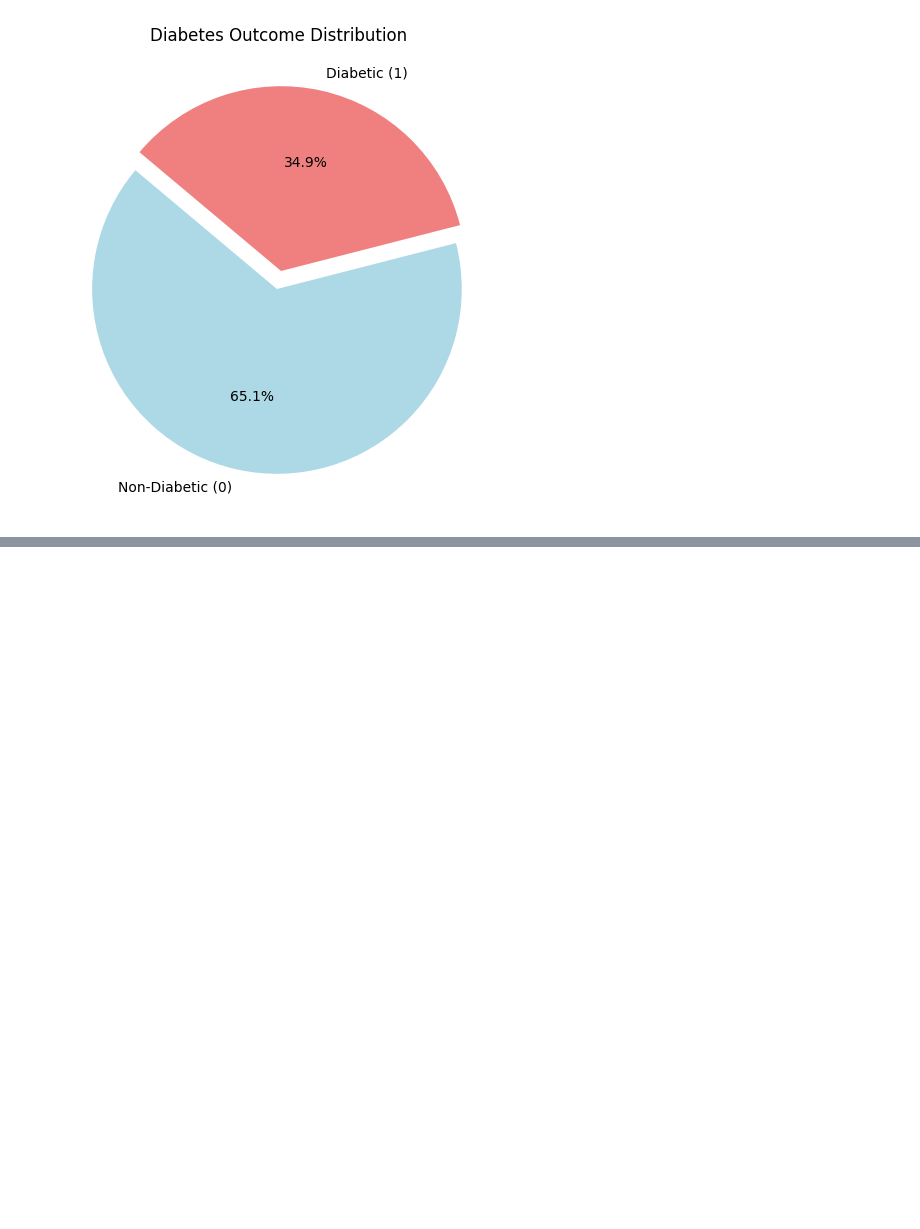
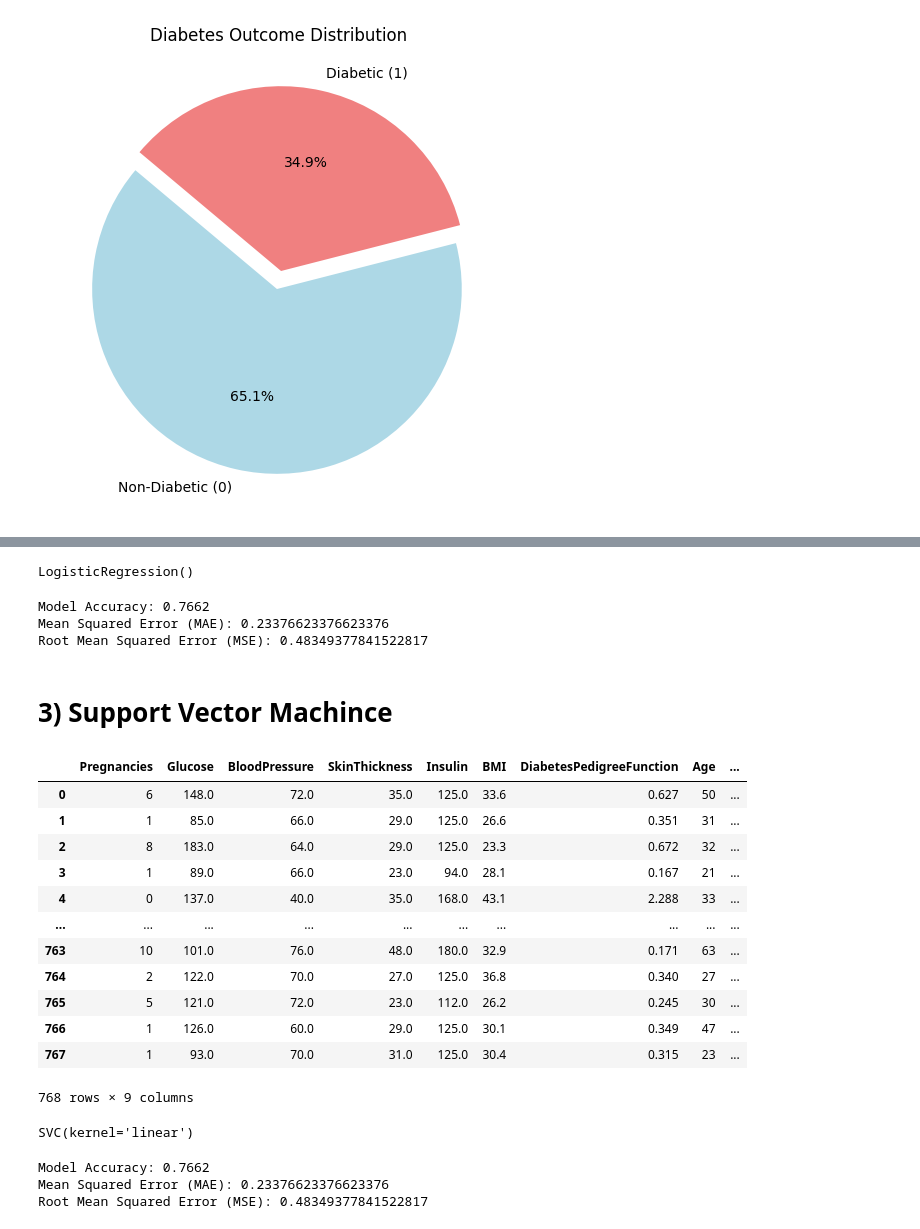
Before and after one commit to Neeshi14/Task1, a Jupyter notebook: Task1.ipynb, the cells around one changed output, grey strips where cells are left out. Drawn from its saved outputs; the diff is of its cells as text; code cells hidden in the pictures; blank space fills up the shorter version.

```diff
--- a/Task1.ipynb
+++ b/Task1.ipynb
@@ -178,0 +262,5 @@ plt.show()
+# %%
+log_model = LogisticRegression()
+log_model.fit(X_train, Y_train)
+# %% [output]
+LogisticRegression()
@@ -178,0 +269,15 @@ plt.show()
+# %%
+# Accuracy Score
+accuracy = accuracy_score(Y_test, y_pred)
+print(f"Model Accuracy: {accuracy:.4f}")
+mse = mean_squared_error(Y_test, y_pred)
+rmse = np.sqrt(mse)
+
+print("Mean Squared Error (MAE):", mse)
+print("Root Mean Squared Error (MSE):", rmse)
+# %% [output]
+Model Accuracy: 0.7662
+Mean Squared Error (MAE): 0.23376623376623376
+Root Mean Squared Error (MSE): 0.48349377841522817
+# %% [markdown]
+# 3) Support Vector Machince
@@ -178,0 +288,21 @@ plt.show()
+# %%
+df_cleaned
+# %% [output]
+|  | Pregnancies | Glucose | BloodPressure | SkinThickness | Insulin | BMI | DiabetesPedigreeFunction | Age | ... |
+| 0 | 6 | 148.0 | 72.0 | 35.0 | 125.0 | 33.6 | 0.627 | 50 | ... |
+| 1 | 1 | 85.0 | 66.0 | 29.0 | 125.0 | 26.6 | 0.351 | 31 | ... |
+| 2 | 8 | 183.0 | 64.0 | 29.0 | 125.0 | 23.3 | 0.672 | 32 | ... |
+| 3 | 1 | 89.0 | 66.0 | 23.0 | 94.0 | 28.1 | 0.167 | 21 | ... |
+| 4 | 0 | 137.0 | 40.0 | 35.0 | 168.0 | 43.1 | 2.288 | 33 | ... |
+| ... | ... | ... | ... | ... | ... | ... | ... | ... | ... |
+| 763 | 10 | 101.0 | 76.0 | 48.0 | 180.0 | 32.9 | 0.171 | 63 | ... |
+| 764 | 2 | 122.0 | 70.0 | 27.0 | 125.0 | 36.8 | 0.340 | 27 | ... |
+| 765 | 5 | 121.0 | 72.0 | 23.0 | 112.0 | 26.2 | 0.245 | 30 | ... |
+| 766 | 1 | 126.0 | 60.0 | 29.0 | 125.0 | 30.1 | 0.349 | 47 | ... |
+| 767 | 1 | 93.0 | 70.0 | 31.0 | 125.0 | 30.4 | 0.315 | 23 | ... |
+768 rows × 9 columns
+# %%
+model= svm.SVC(kernel="linear")
+model.fit(X_train, Y_train)
+# %% [output]
+SVC(kernel='linear')
@@ -178,0 +312,12 @@ plt.show()
+# %%
+accuracy = accuracy_score(Y_test, y_pred)
+print(f"Model Accuracy: {accuracy:.4f}")
+mse = mean_squared_error(Y_test, y_pred)
+rmse = np.sqrt(mse)
+
+print("Mean Squared Error (MAE):", mse)
+print("Root Mean Squared Error (MSE):", rmse)
+# %% [output]
+Model Accuracy: 0.7662
+Mean Squared Error (MAE): 0.23376623376623376
+Root Mean Squared Error (MSE): 0.48349377841522817
```
Also changed, not shown: parts of 25 cells of this notebook.
